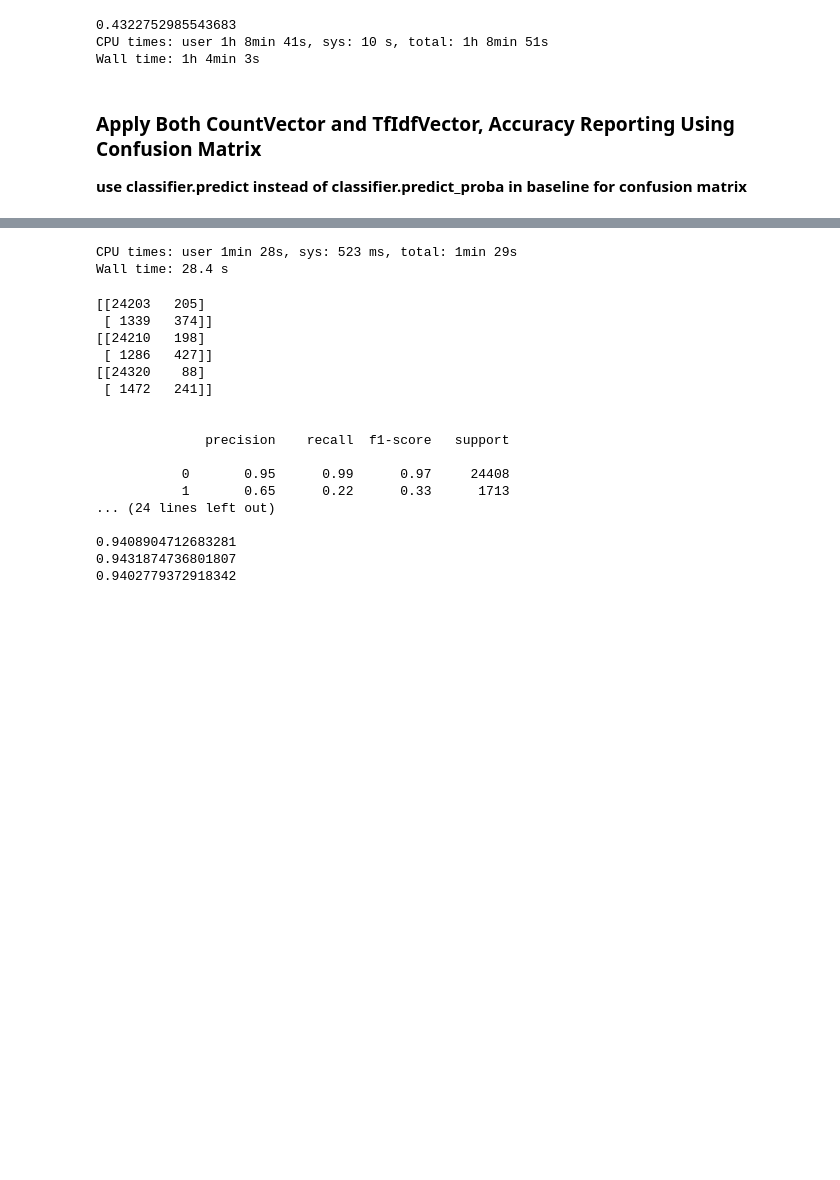
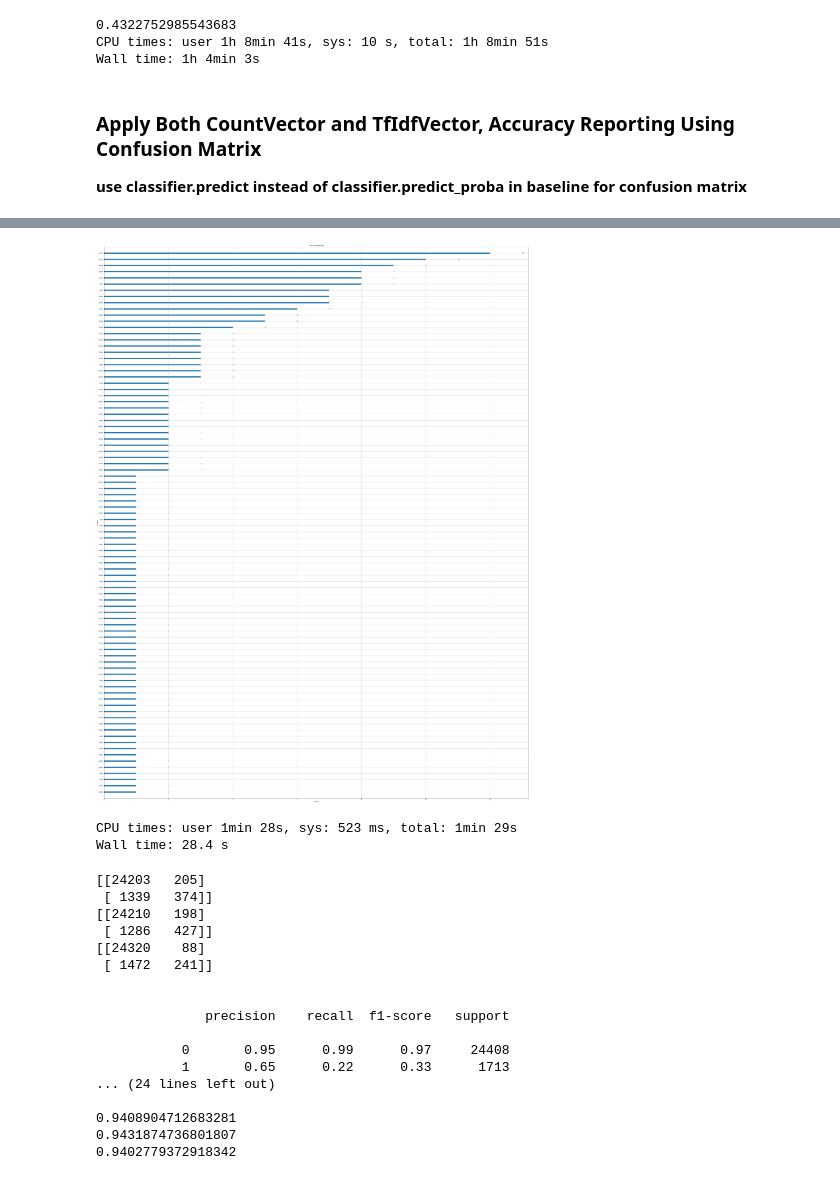
Before and after one commit to yungnien/Springboard, a Jupyter notebook: capstone/Data Wrangling.ipynb, the cells around one changed output, grey strips where cells are left out. Saved outputs shown, nothing was run; the diff lists cells and outputs as text; code cells hidden in the pictures; blank space fills up the shorter version.

```diff
--- a/capstone/Data Wrangling.ipynb
+++ b/capstone/Data Wrangling.ipynb
@@ -649,3 +701,9 @@ X_train, X_test, y_train, y_test = train_test_split(train_text, train_target, te
+# %%
+xgb.plot_importance(xg_reg)
+plt.rcParams['figure.figsize'] = [50, 80]
+plt.show()
+# %% [output]
+[figure, added]
 # %%
 %%time
 
```
Also changed, not shown: parts of 16 cells of this notebook.
